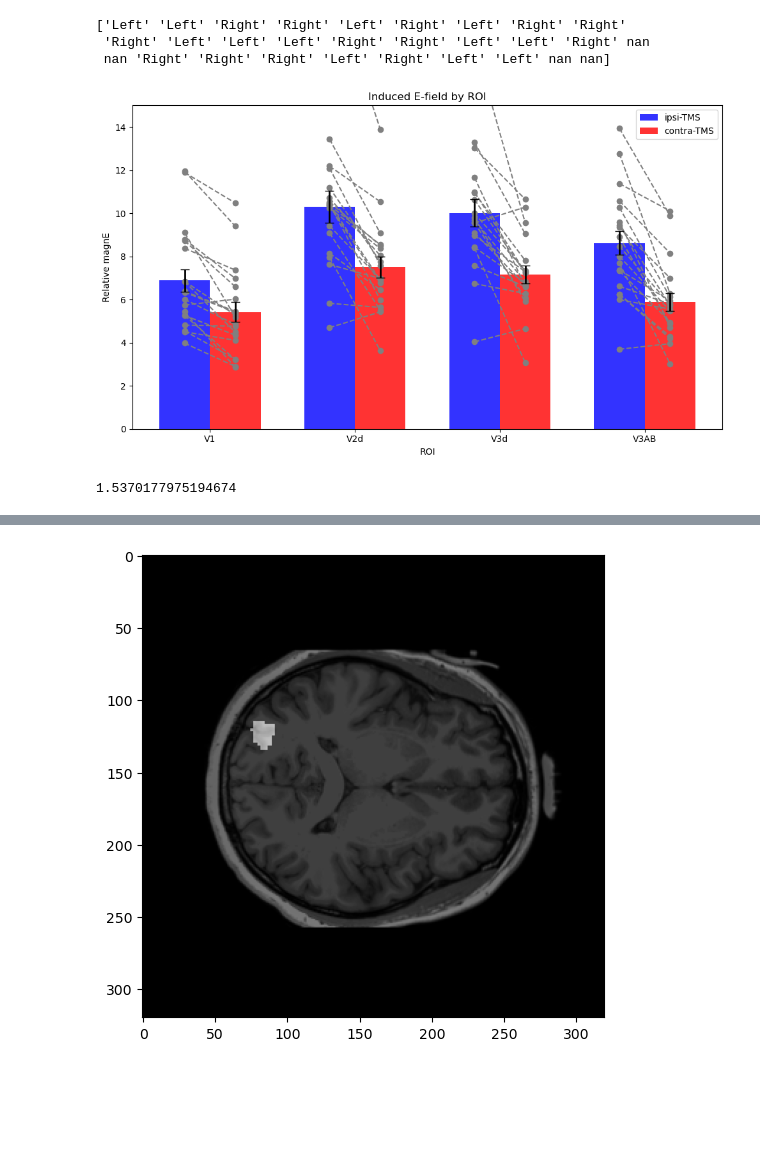
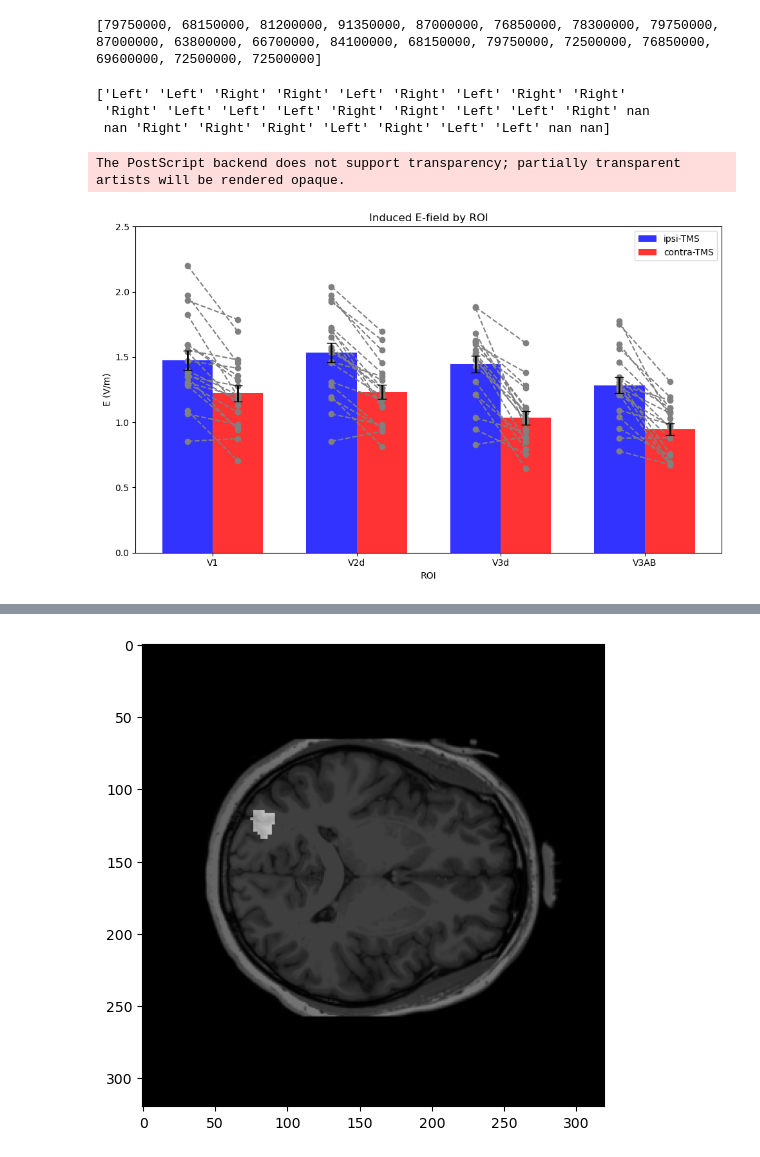
Before and after one commit to mindemory/mgs_stimul, a Jupyter notebook: tms_efield/simnibs_summary.ipynb, the cells around one changed output, grey strips where cells are left out. Saved outputs shown, nothing was run; the diff lists cells and outputs as text; code cells hidden in the pictures; blank space fills up the shorter version.

```diff
--- a/tms_efield/simnibs_summary.ipynb
+++ b/tms_efield/simnibs_summary.ipynb
@@ -7,8 +7,15 @@ import matplotlib.pyplot as plt
 
 subs = [1, 3, 5, 6, 7, 8, 11, 12, 13, 14, 15, 16, 17, 18, 22, 23, 24, 25, 26, 27]
 stim_intensities = [55, 47, 56, 63, 60, 53, 54, 55, 60, 44, 46, 58, 47, 55, 50, 53, 50, 48, 50, 50]
+
+subs = [1, 3, 5, 6, 7, 8, 11, 12, 13, 14, 15, 16, 17, 18, 22, 23, 25, 26, 27]
+stim_intensities = [55, 47, 56, 63, 60, 53, 54, 55, 60, 44, 46, 58, 47, 55, 50, 53, 48, 50, 50]
 stim_dIdt = [round((a / 60) * 87 *1e6) for a in stim_intensities]
 masterpath = "/d/DATC/datc/MD_TMS_EEG/SIMNIBS_output/"
+# %%
+print(stim_dIdt)
+# %% [output]
+[79750000, 68150000, 81200000, 91350000, 87000000, 76850000, 78300000, 79750000, 87000000, 63800000, 66700000, 84100000, 68150000, 79750000, 72500000, 76850000, 69600000, 72500000, 72500000]
 # %%
 # Read csv file containing coil location information
 metadatapath = '/d/DATC/datc/MD_TMS_EEG/analysis/EEG_TMS_meta - Summary.csv'
@@ -33,6 +40,6 @@ def load_nii_file(fpath, T1):
 def calculate_average_over_mask(whole_brain, mask):
     masked_data = whole_brain[mask > 0]
     #print(masked_data.shape)
-    average_value = masked_data.mean()
+    average_value = masked_data.max()
     #########print(average_value)
     return average_value
@@ -40,17 +49,17 @@ def calculate_average_over_mask(whole_brain, mask):
 data = {}
 meanarray = {f'T1': [], f'lhV1': [], f'rhV1': [], f'lhV2d': [], f'rhV2d': [],
                f'lhV3d': [], f'rhV3d': [], f'lhV3AB': [], f'rhV3AB': []}
-for idx in [0, 1, 2, 3, 4, 5, 6, 7, 8, 9, 10, 11, 12, 13, 14, 15, 17, 18, 19]:
+allvalsarray = {f'T1': [], f'lhV1': [], f'rhV1': [], f'lhV2d': [], f'rhV2d': [],
+               f'lhV3d': [], f'rhV3d': [], f'lhV3AB': [], f'rhV3AB': []}
+for idx in [0, 1, 2, 3, 4, 5, 6, 7, 8, 9, 10, 11, 12, 13, 14, 15, 16, 17, 18]:
     sub = subs[idx]
     sub_id = f"sub{sub:02d}"
     metric = "magnE"
     this_hemi = hemisphere_values[sub-1]
-    # print(this_hemi, sub)
-    # print(this_hemi == 'Left')
 
     subfoldpath = f"{masterpath}{sub_id}"
     m2mfoldpath = f"{subfoldpath}/m2m_{sub_id}"
-    simfoldpath = f"{subfoldpath}/simulation/subject_volumes/Targets-0001_MagVenture_Cool-B70_scalar_"
+    simfoldpath = f"{subfoldpath}/simstandard/subject_volumes/Targets-0001_MagVenture_Cool-B70_scalar_"
     metricfile = f"{simfoldpath}{metric}.nii.gz"
 
     if this_hemi ==  'Left':
@@ -78,12 +87,13 @@ for idx in [0, 1, 2, 3, 4, 5, 6, 7, 8, 9, 10, 11, 12, 13, 14, 15, 17, 18, 19]:
             'rhV3AB': f"{subfoldpath}/lh.V3AB.nii.gz"
         }
 
-    data[sub_id] = {metric_name: load_nii_file(path, file_paths['T1'])
-                    for metric_name, path in file_paths.items()}
+    data[sub_id] = {roi_name: load_nii_file(path, file_paths['T1'])
+                    for roi_name, path in file_paths.items()}
     metric_data = load_nii_file(metricfile, file_paths['T1'])
 
     for roi_name, path in file_paths.items():
         roi_data = load_nii_file(path, f"{subfoldpath}/T1.nii")
+        allvalsarray[roi_name].extend(metric_data[roi_data>0].flatten())
         mean_value = calculate_average_over_mask(metric_data, roi_data)
         meanarray[roi_name].append(mean_value)
 # %%
@@ -102,38 +112,35 @@ for i, roi in enumerate(roi_list):
     lh_mean = meanarray[f'lh{roi}']
     rh_mean = meanarray[f'rh{roi}']
     lh_x = index[i] - bar_width/2
     rh_x = lh_x + bar_width
     ax.plot([lh_x + bar_width/2, rh_x + bar_width/2], [lh_mean, rh_mean], 'grey', linestyle='--', marker='o')
 
 
 left_bars = ax.bar(index, [means[f'lh{roi}'] for roi in roi_list],
                    bar_width, alpha=opacity, color='b',
                    yerr=[std_errors[f'lh{roi}'] for roi in roi_list],
                    label='ipsi-TMS', error_kw={'elinewidth':2, 'capsize':5})
 
 right_bars = ax.bar(index + bar_width, [means[f'rh{roi}'] for roi in roi_list],
                     bar_width, alpha=opacity, color='r',
                     yerr=[std_errors[f'rh{roi}'] for roi in roi_list],
                     label='contra-TMS', error_kw={'elinewidth':2, 'capsize':5})
 
 ax.set_xlabel('ROI')
-ax.set_ylabel('Relative magnE')
+ax.set_ylabel('E (V/m)')
 ax.set_title('Induced E-field by ROI')
 ax.set_xticks(index + bar_width / 2)
 ax.set_xticklabels(roi_list)
 ax.legend()
 
 # Adding a grid, setting the limit and making layout tight
 #ax.yaxis.grid(True)
 ax.set_ylim([0, max(means.values()) + max(std_errors.values()) * 3])  # Adjust the y-axis limit to show error bars
 plt.tight_layout()
-plt.ylim([0, 15])
+plt.ylim([0, 2.5])
 # Show the plot
-plt.savefig('/d/DATA/hyper/conferences/Dake_SfN2023/efield_induced.eps', format = 'eps', dpi = 1200)
+plt.savefig('/d/DATA/hyper/conferences/Dake_SfN2023/efield_induced_max.eps', format = 'eps', dpi = 1200)
 plt.show()
 # %% [output]
+The PostScript backend does not support transparency; partially transparent artists will be rendered opaque.
-[figure, old version]
+[figure, new version]
-# %%
-np.mean(meanarray['T1'])
-# %% [output]
-1.5370177975194674
```
Also changed, not shown: parts of 9 cells of this notebook, 9 other files.
